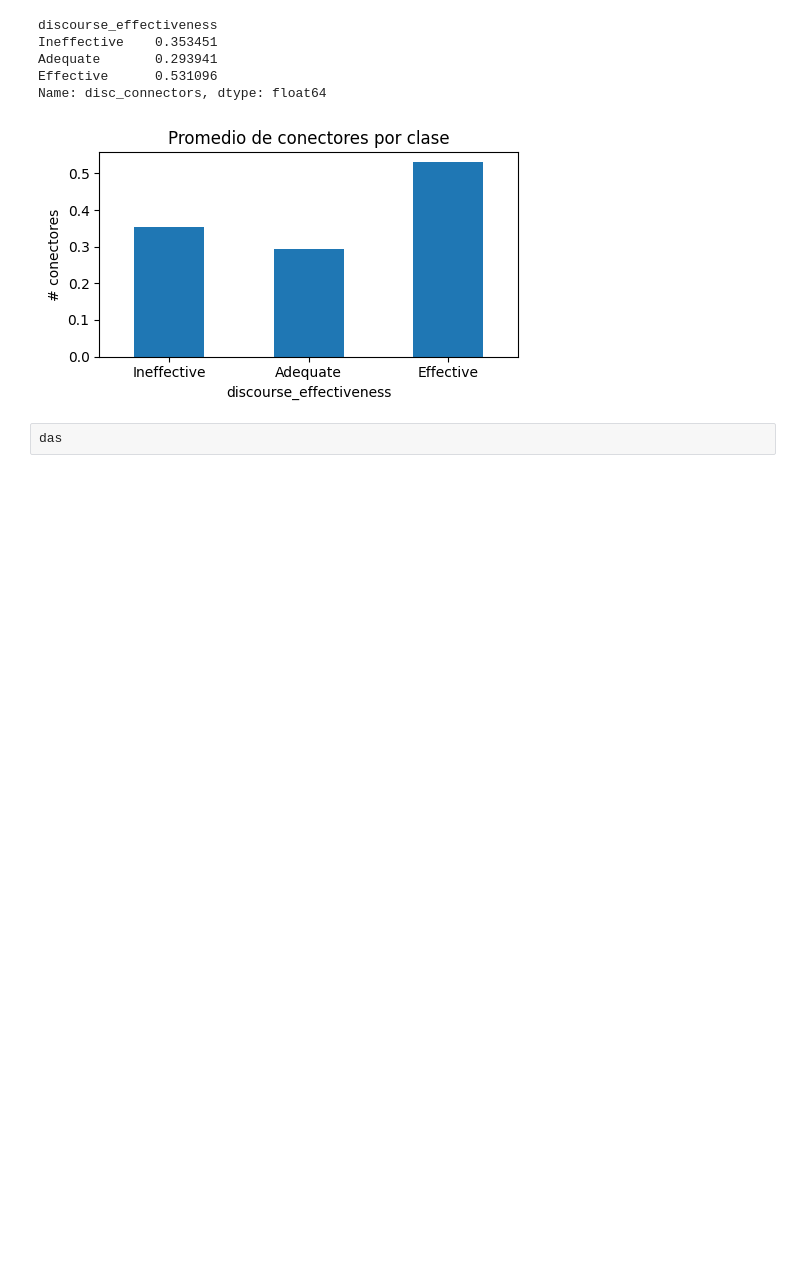
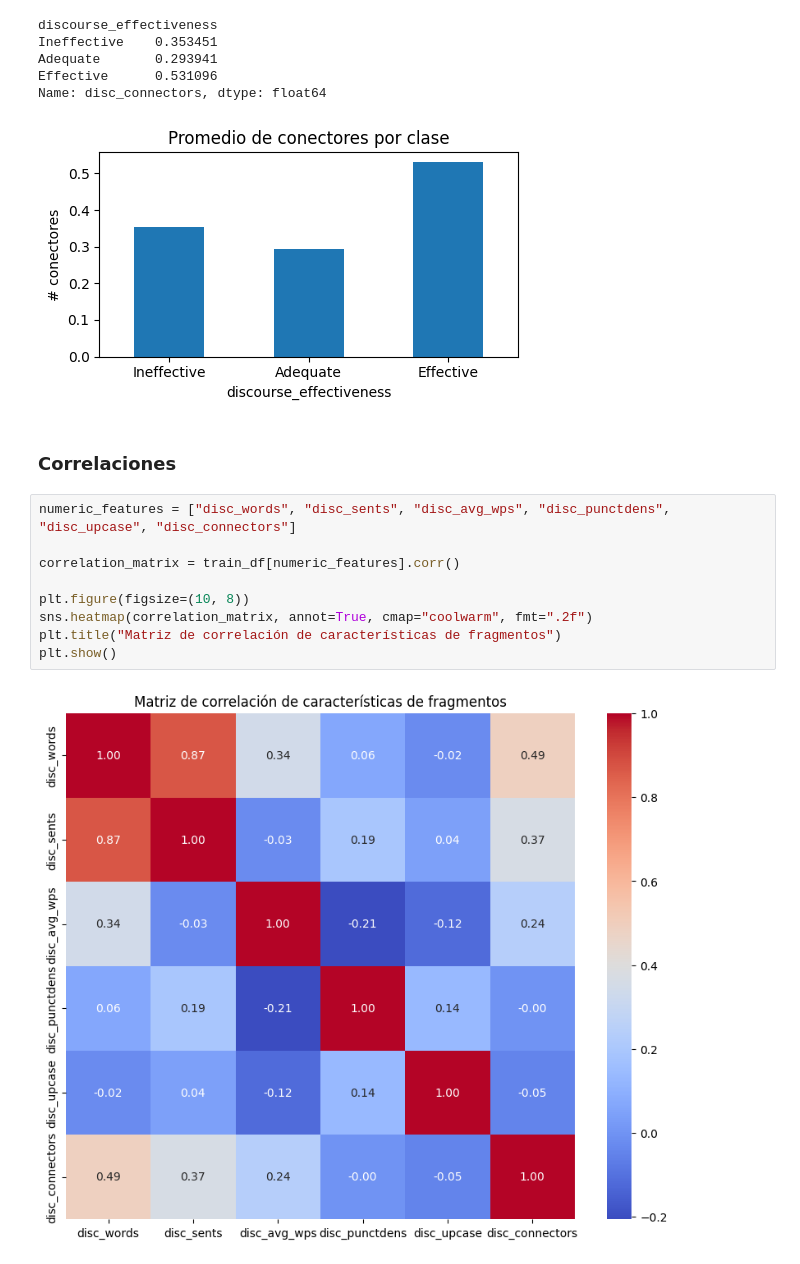
Before and after one commit to DiegoLinares11/Proyecto-2-PLN, a Jupyter notebook: PLN.ipynb, the cells around one changed output. Drawn from its saved outputs; the diff is of its cells as text; blank space fills up the shorter version.

```diff
--- a/PLN.ipynb
+++ b/PLN.ipynb
@@ -308,5 +331,16 @@ Adequate       0.293941
 Effective      0.531096
 Name: disc_connectors, dtype: float64
 [figure]
-# %%
-das
+# %% [markdown]
+### Correlaciones
+# %%
+numeric_features = ["disc_words", "disc_sents", "disc_avg_wps", "disc_punctdens", "disc_upcase", "disc_connectors"]
+
+correlation_matrix = train_df[numeric_features].corr()
+
+plt.figure(figsize=(10, 8))
+sns.heatmap(correlation_matrix, annot=True, cmap="coolwarm", fmt=".2f")
+plt.title("Matriz de correlación de características de fragmentos")
+plt.show()
+# %% [output]
+[figure, added]
```
Also changed, not shown: parts of 7 cells of this notebook.
